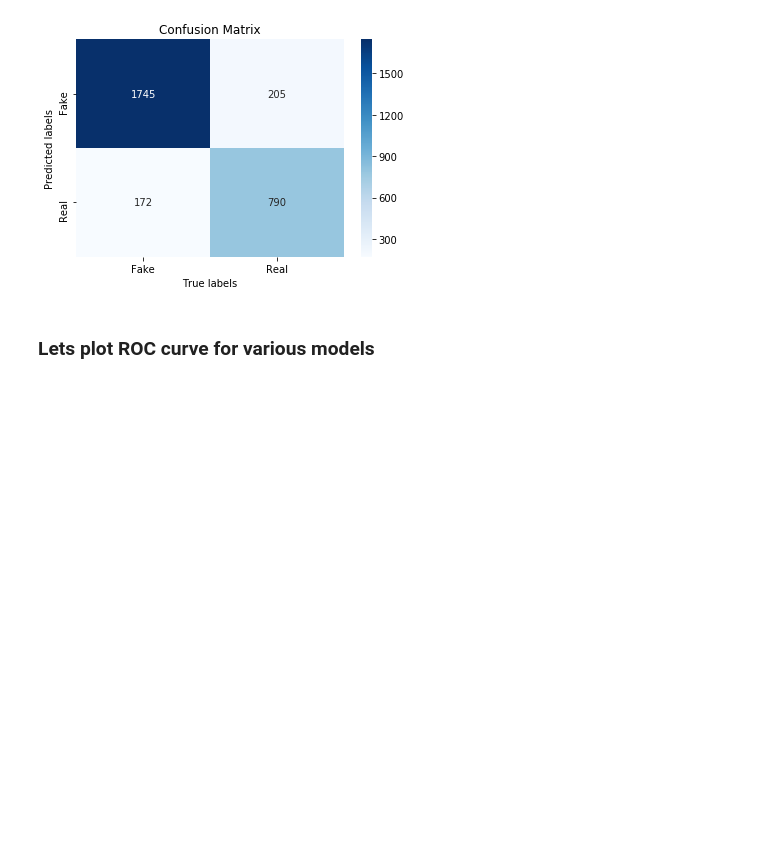
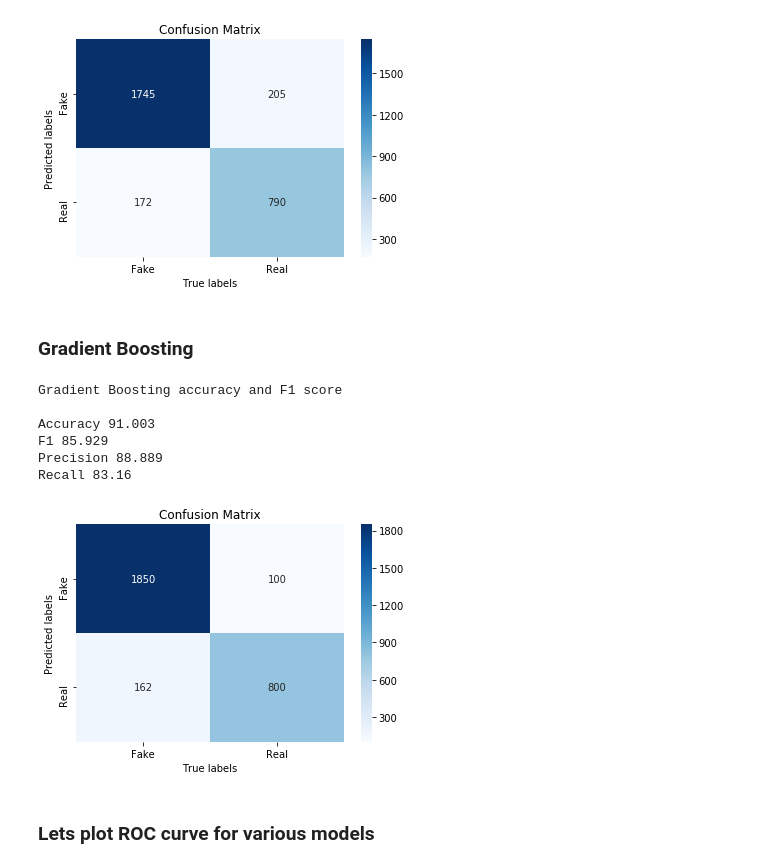
Before and after one commit to soniampub/Fake_News_Detection, a Jupyter notebook: ModelingUpdated.ipynb, the cells around one changed output. Cells and saved outputs as stored; diff of their text form; code cells hidden in the pictures; blank space fills up the shorter version.

```diff
--- a/ModelingUpdated.ipynb
+++ b/ModelingUpdated.ipynb
@@ -57,6 +21,0 @@ df_test.groupby('label').count()
-# %%
-#change above X if we r using tokenize and other nlp process
-X_train = df_train['content']
-y_train = df_train['label']
-X_test = df_test['content']
-y_test = df_test['label']
@@ -227,3 +181,5 @@ Recall 82.121
 plot_confusion_matrix(y_test_predict_ada, y_test)
 # %% [output]
 [figure]
+# %% [markdown]
+### Gradient Boosting
@@ -230,3 +192,16 @@ plot_confusion_matrix(y_test_predict_ada, y_test)
+# %%
+gb_scores = print_model_scores(y_test, y_test_predict_gb, "Gradient Boosting")
+# %% [output]
+Gradient Boosting accuracy and F1 score
+
+Accuracy 91.003
+F1 85.929
+Precision 88.889
+Recall 83.16
+# %%
+plot_confusion_matrix(y_test_predict_gb, y_test)
+# %% [output]
+[figure, added]
 # %% [markdown]
 ### Lets plot ROC curve for various models
 # %%
```
Also changed, not shown: parts of 22 cells of this notebook.
